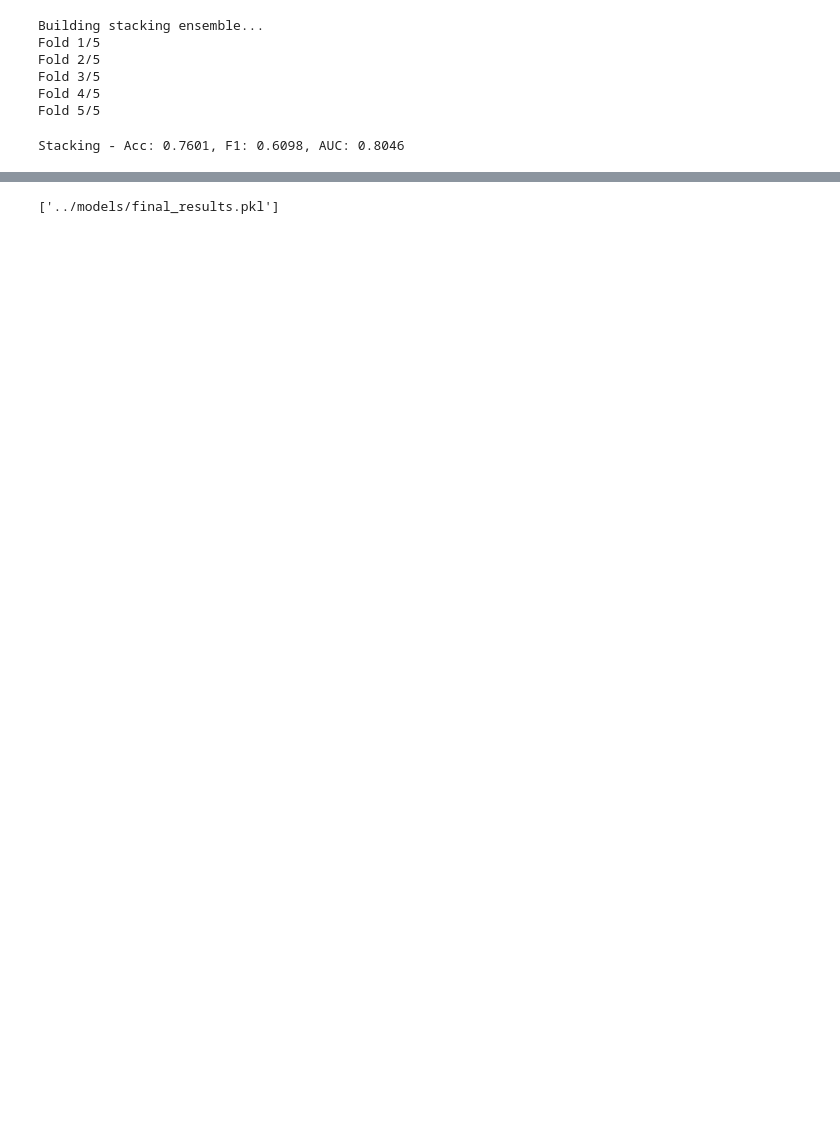
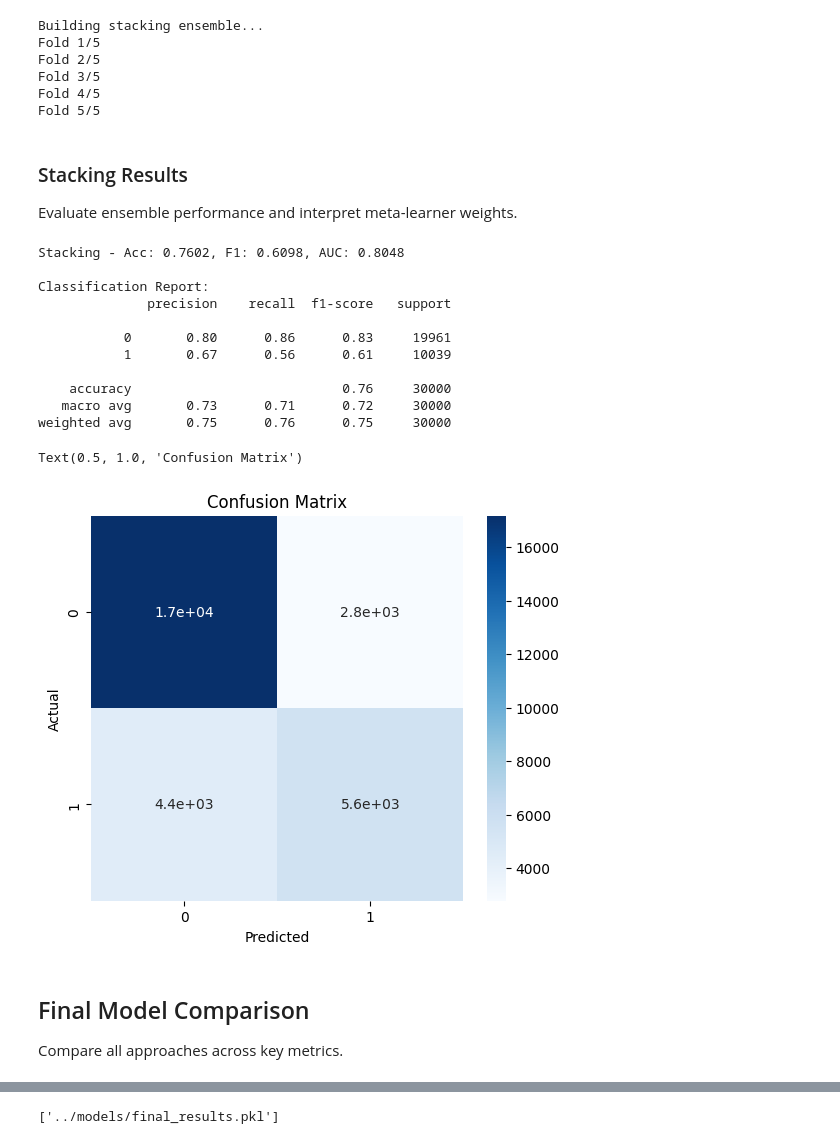
Before and after one commit to khaoula-ghz/customer-churn-prediction, a Jupyter notebook: notebooks/04_models_training.ipynb, the cells around one changed output, grey strips where cells are left out. Saved outputs shown, nothing was run; the diff lists cells and outputs as text; code cells hidden in the pictures; blank space fills up the shorter version.

```diff
--- a/notebooks/04_models_training.ipynb
+++ b/notebooks/04_models_training.ipynb
@@ -128,22 +265,53 @@ Fold 2/5
 Fold 3/5
 Fold 4/5
 Fold 5/5
+# %% [markdown]
+### Stacking Results
+
+Evaluate ensemble performance and interpret meta-learner weights.
 # %%
-# Cell 8: Meta-learner with 4 models
+# Meta-learner with 4 models
 meta_features_train = np.column_stack([xgb_oof, lgb_oof, cat_oof])
 meta_features_test = np.column_stack([xgb_test_preds, lgb_test_preds, cat_test_preds])
 
 meta_learner = LogisticRegression(random_state=42)
 meta_learner.fit(meta_features_train, y_train)
 
 stack_proba = meta_learner.predict_proba(meta_features_test)[:, 1]
 stack_pred = (stack_proba > 0.5).astype(int)
 
 stack_acc = accuracy_score(y_test, stack_pred)
 stack_f1 = f1_score(y_test, stack_pred)
 stack_auc = roc_auc_score(y_test, stack_proba)
 
+
 print(f"\nStacking - Acc: {stack_acc:.4f}, F1: {stack_f1:.4f}, AUC: {stack_auc:.4f}")
+print("\nClassification Report:")
+print(classification_report(y_test, stack_pred))
+
+con_mat= confusion_matrix(y_test, stack_pred)
+
+plt.figure(figsize=(6,5))
+sns.heatmap(con_mat, annot=True, cmap="Blues")
+plt.xlabel("Predicted")
+plt.ylabel("Actual")
+plt.title("Confusion Matrix")
 # %% [output]
-Stacking - Acc: 0.7601, F1: 0.6098, AUC: 0.8046
+Stacking - Acc: 0.7602, F1: 0.6098, AUC: 0.8048
+
+Classification Report:
+              precision    recall  f1-score   support
+
+           0       0.80      0.86      0.83     19961
+           1       0.67      0.56      0.61     10039
+
+    accuracy                           0.76     30000
+   macro avg       0.73      0.71      0.72     30000
+weighted avg       0.75      0.76      0.75     30000
+Text(0.5, 1.0, 'Confusion Matrix')
+[figure, added]
+# %% [markdown]
+## Final Model Comparison
+
+Compare all approaches across key metrics.
 # %%
```
Also changed, not shown: parts of 23 cells of this notebook.
